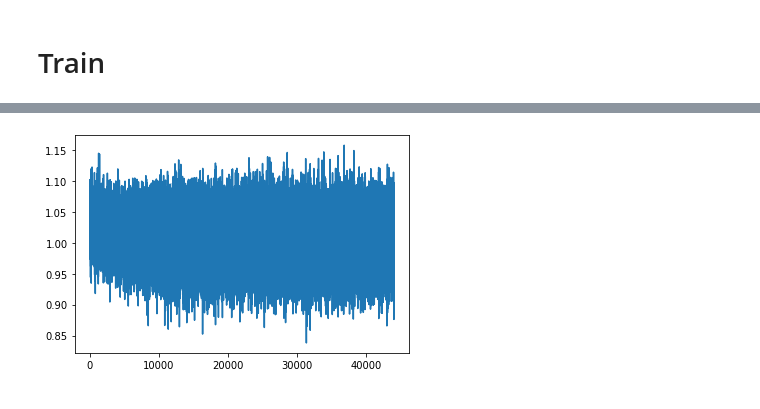
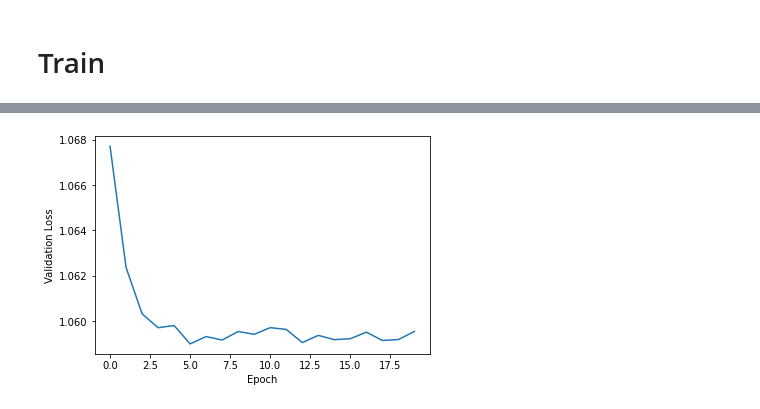
Before and after one commit to harkib/rnn-stock-prediction, a Jupyter notebook: main.ipynb, the cells around one changed output, grey strips where cells are left out. Cells and saved outputs as stored; diff of their text form; code cells hidden in the pictures.

Commit message:
analysis figures added

```diff
--- a/main.ipynb
+++ b/main.ipynb
@@ -45,13 +46,13 @@ class lstm_Classifier(nn.Module):
 # %%
 # difine architecture
 input_size = 4
-num_layers = 5
+num_layers = 2
 hidden_size = 4
 batch_size = 128
 num_classes = 3
 # input = [Open, HIgh, low, Close] output = [Up, Neutral, Down]
 model = lstm_Classifier(input_size = input_size, hidden_size = hidden_size, num_layers = num_layers,
-                        batch_size=batch_size, dropout= .05, num_classes=num_classes)
+                        batch_size=batch_size, dropout= 0, num_classes=num_classes)
 # %% [markdown]
 # Prepare Data
 # %%
@@ -74,8 +75,6 @@ data = data[data['Close'].map(len) > 12]
 data['Change'] = data.apply(lambda x: (x['Close'][12] - x['Open'][6])/x['Open'][6], axis = 1)
 
 # define labels
-# data['Label'] = pd.qcut(data['Change'],q=3,labels=[0,1,2])
-# pd.qcut(data['Change'],q=3).value_counts() #view ranges
-data['Label'] = pd.cut(data['Change'],bins=[-10,-.01,.01,10],labels=[0,1,2])
+data['Label'] = pd.cut(data['Change'],bins=[-10,-.006,.006,10],labels=[0,1,2])
 data['Label'].value_counts()
 # %% [output]
@@ -109,7 +108,6 @@ test_loader = DataLoader(test_data, shuffle=True, batch_size=batch_size)
 # Train
 # %%
 device = torch.device("cuda" if torch.cuda.is_available() else "cpu")
-# device = torch.device("cpu")
 model = model.to(device)
-optimizer = Adam(model.parameters(),lr=1e-5)
+optimizer = Adam(model.parameters(),lr=5e-4)
 loss_func = nn.CrossEntropyLoss(weight=None)
@@ -119 +114,6 @@ test_losses = []
+# %%
+train_losses = []
+val_losses = []
+perdictions = []
+solutions = []
 # %%
@@ -168,5 +208,7 @@ Epoch: 400 Val loss: 0.9660908063252767
 # %%
-plt.plot(train_losses)
+plt.plot(val_losses)
+plt.xlabel('Epoch')
+plt.ylabel('Validation Loss')
 plt.show()
 # %% [output]
-[figure, old version]
+[figure, new version]
```
Also changed, not shown: parts of 5 cells of this notebook.
